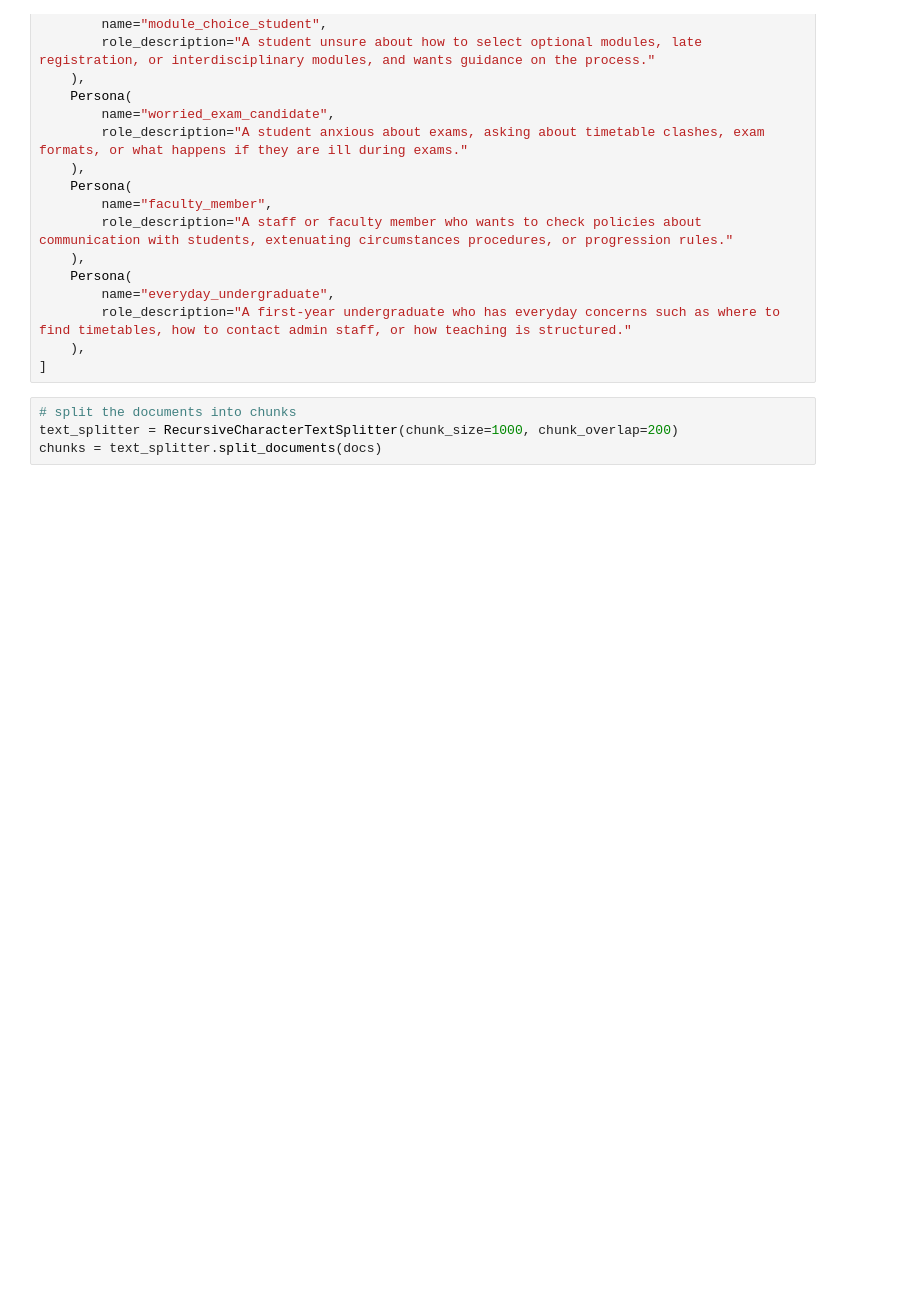
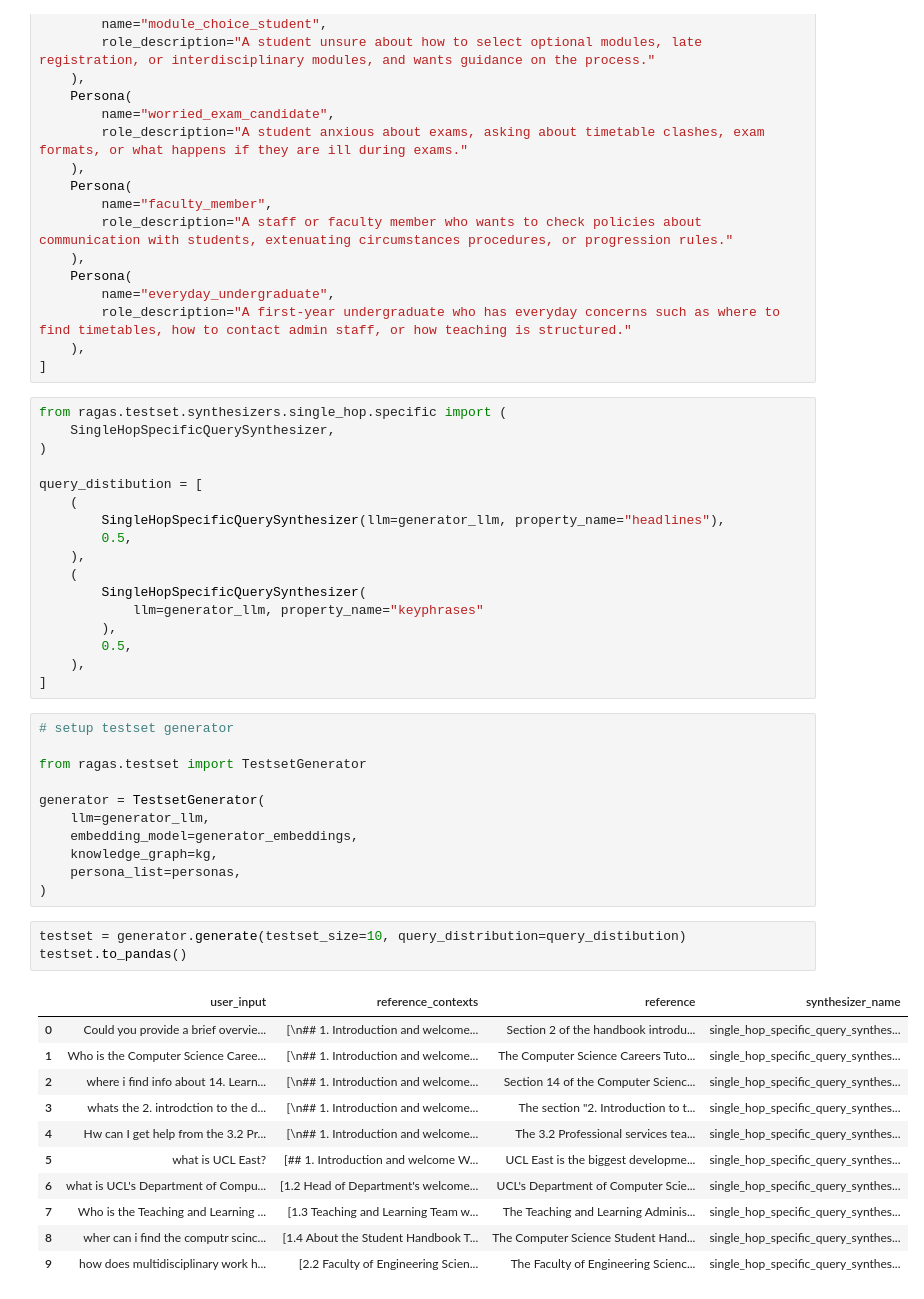
Before and after one commit to malikbou/on-premise-slm, a Jupyter notebook: src/testset/generate_testset.ipynb, the cells around one changed output. Cells and saved outputs as stored; diff of their text form; blank space fills up the shorter version.

```diff
--- a/src/testset/generate_testset.ipynb
+++ b/src/testset/generate_testset.ipynb
@@ -132,7 +132,46 @@ personas = [
         role_description="A first-year undergraduate who has everyday concerns such as where to find timetables, how to contact admin staff, or how teaching is structured."
     ),
 ]
+# %%
+from ragas.testset.synthesizers.single_hop.specific import (
+    SingleHopSpecificQuerySynthesizer,
+)
+
+query_distibution = [
+    (
+        SingleHopSpecificQuerySynthesizer(llm=generator_llm, property_name="headlines"),
+        0.5,
+    ),
+    (
+        SingleHopSpecificQuerySynthesizer(
+            llm=generator_llm, property_name="keyphrases"
+        ),
+        0.5,
+    ),
+]
 # %%
-# split the documents into chunks
-text_splitter = RecursiveCharacterTextSplitter(chunk_size=1000, chunk_overlap=200)
-chunks = text_splitter.split_documents(docs)
+# setup testset generator
+
+from ragas.testset import TestsetGenerator
+
+generator = TestsetGenerator(
+    llm=generator_llm,
+    embedding_model=generator_embeddings,
+    knowledge_graph=kg,
+    persona_list=personas,
+)
+# %%
+testset = generator.generate(testset_size=10, query_distribution=query_distibution)
+testset.to_pandas()
+# %% [output]
+|  | user_input | reference_contexts | reference | synthesizer_name |
+| 0 | Could you provide a brief overvie... | [\n## 1. Introduction and welcome... | Section 2 of the handbook introdu... | single_hop_specific_query_synthes... |
+| 1 | Who is the Computer Science Caree... | [\n## 1. Introduction and welcome... | The Computer Science Careers Tuto... | single_hop_specific_query_synthes... |
+| 2 | where i find info about 14. Learn... | [\n## 1. Introduction and welcome... | Section 14 of the Computer Scienc... | single_hop_specific_query_synthes... |
+| 3 | whats the 2. introdction to the d... | [\n## 1. Introduction and welcome... | The section "2. Introduction to t... | single_hop_specific_query_synthes... |
+| 4 | Hw can I get help from the 3.2 Pr... | [\n## 1. Introduction and welcome... | The 3.2 Professional services tea... | single_hop_specific_query_synthes... |
+| 5 | what is UCL East? | [## 1. Introduction and welcome W... | UCL East is the biggest developme... | single_hop_specific_query_synthes... |
+| 6 | what is UCL's Department of Compu... | [1.2 Head of Department's welcome... | UCL's Department of Computer Scie... | single_hop_specific_query_synthes... |
+| 7 | Who is the Teaching and Learning ... | [1.3 Teaching and Learning Team w... | The Teaching and Learning Adminis... | single_hop_specific_query_synthes... |
+| 8 | wher can i find the computr scinc... | [1.4 About the Student Handbook T... | The Computer Science Student Hand... | single_hop_specific_query_synthes... |
+| 9 | how does multidisciplinary work h... | [2.2 Faculty of Engineering Scien... | The Faculty of Engineering Scienc... | single_hop_specific_query_synthes... |
```
Also changed, not shown: parts of 1 cell of this notebook, 1 other file.
